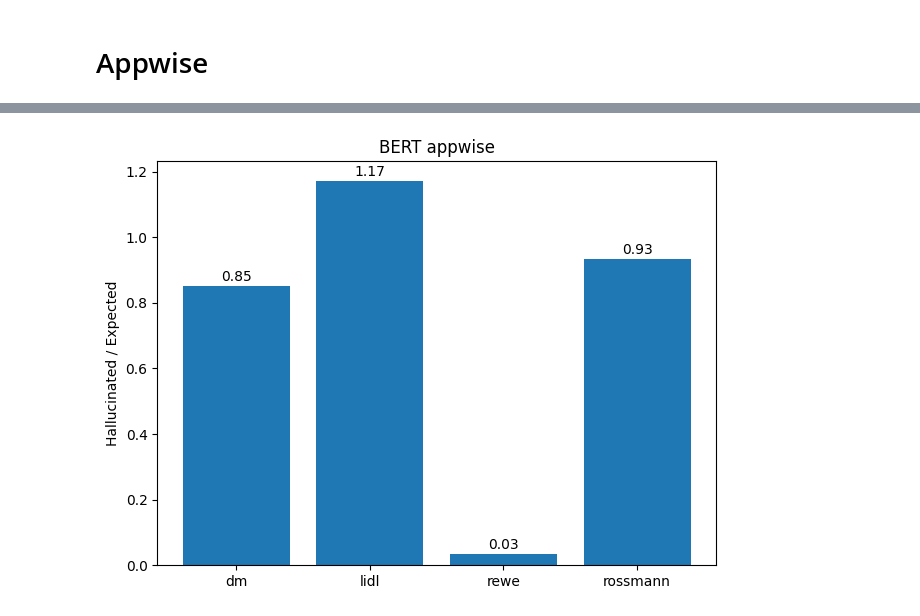
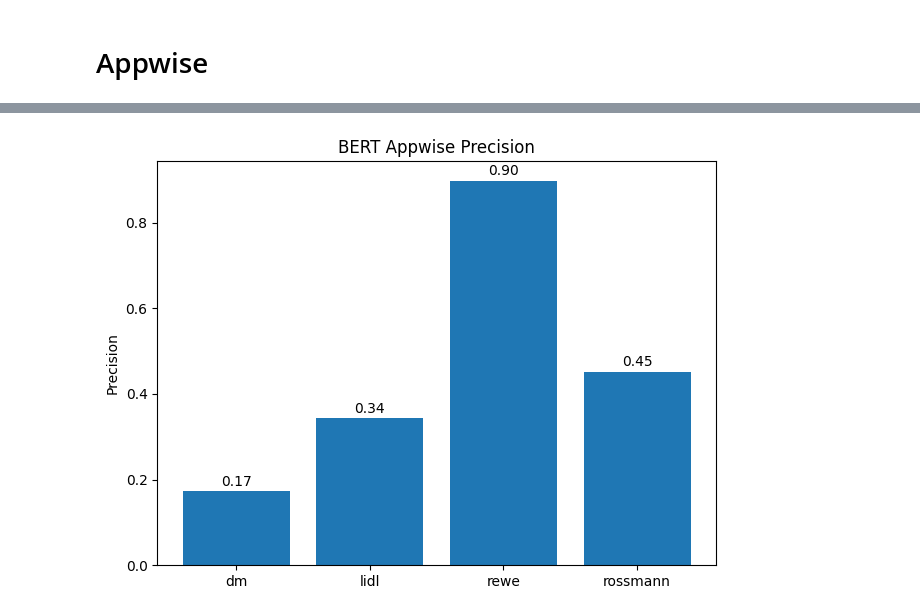
Before and after one commit to ZPP-MURMURAS/ZPP_Murmuras, a Jupyter notebook: benchmarking/plots.ipynb, the cells around one changed output, grey strips where cells are left out. Cells and saved outputs as stored; diff of their text form; code cells hidden in the pictures.

```diff
--- a/benchmarking/plots.ipynb
+++ b/benchmarking/plots.ipynb
@@ -3,10 +3,9 @@ import matplotlib.pyplot as plt
 import numpy as np
 import json
 # %%
-with open('benchmarking_results_1.json', 'r') as f:
-    benchmark_data_list = json.load(f)
+with open('benchmarking_results.json', 'r') as f:
+    benchmark_data = json.load(f)
 
-benchmark_data = {d['name']: {k: v for k, v in d.items() if k != 'name'} for d in benchmark_data_list}
 benchmark_data
 # %% [output]
 {'llama-wth-not_quantized': {'module': 'pipelines.llama_pipeline',
@@ -256,4 +320,19 @@ plt.show()
 [figure]
 # %% [markdown]
 # Appwise
+# %%
+def appwise_barplot(pipeline_pref, metric, title, ylabel, filename):
+    apps = ['dm', 'lidl', 'rewe', 'rossmann']
+    values = [benchmark_data[pipeline_pref + '-' + app][metric][app] for app in apps]
+
+    plt.bar(apps, values)
+    plt.ylabel(ylabel)
+    plt.title(title)
+
+    for i, v in enumerate(values):
+        plt.text(i, v + 0.005, f'{v:.2f}', ha='center', va='bottom')
+
+    plt.tight_layout()
+    plt.savefig(filename, dpi=300, bbox_inches='tight')
+    plt.show()
 # %%
@@ -334,25 +368,10 @@ plt.show()
 # %%
-labels = ['dm',
-          'lidl',
-          'rewe',
-          'rossmann']
-values = [benchmark_data['bert-single-app-dm']['h/e']['dm'],
-          benchmark_data['bert-single-app-lidl']['h/e']['lidl'],
-          benchmark_data['bert-single-app-rewe']['h/e']['rewe'],
-          benchmark_data['bert-single-app-rossmann']['h/e']['rossmann']]
-title = 'BERT appwise'
-ylabel = 'Hallucinated / Expected'
-
-plt.bar(labels, values)
-
-plt.ylabel(ylabel)
-plt.title(title)
-
-for i, v in enumerate(values):
-    plt.text(i, v + 0.005, f'{v:.2f}', ha='center', va='bottom')
-
-plt.tight_layout()
-plt.savefig('bert_appwise_h_by_e', dpi=300, bbox_inches='tight')
-plt.show()
+appwise_barplot(
+    'bert-single-app',
+    'precision',
+    'BERT Appwise Precision',
+    'Precision',
+    'bert-appwise-precision'
+)
 # %% [output]
-[figure, old version]
+[figure, new version]
```
Also changed, not shown: parts of 24 cells of this notebook.
